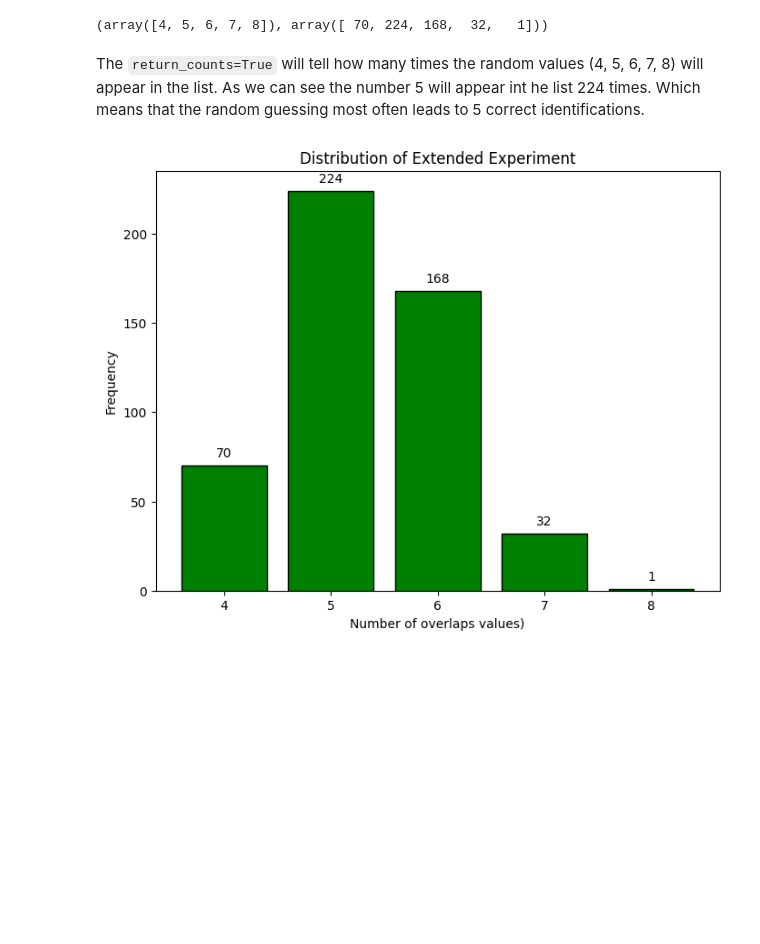
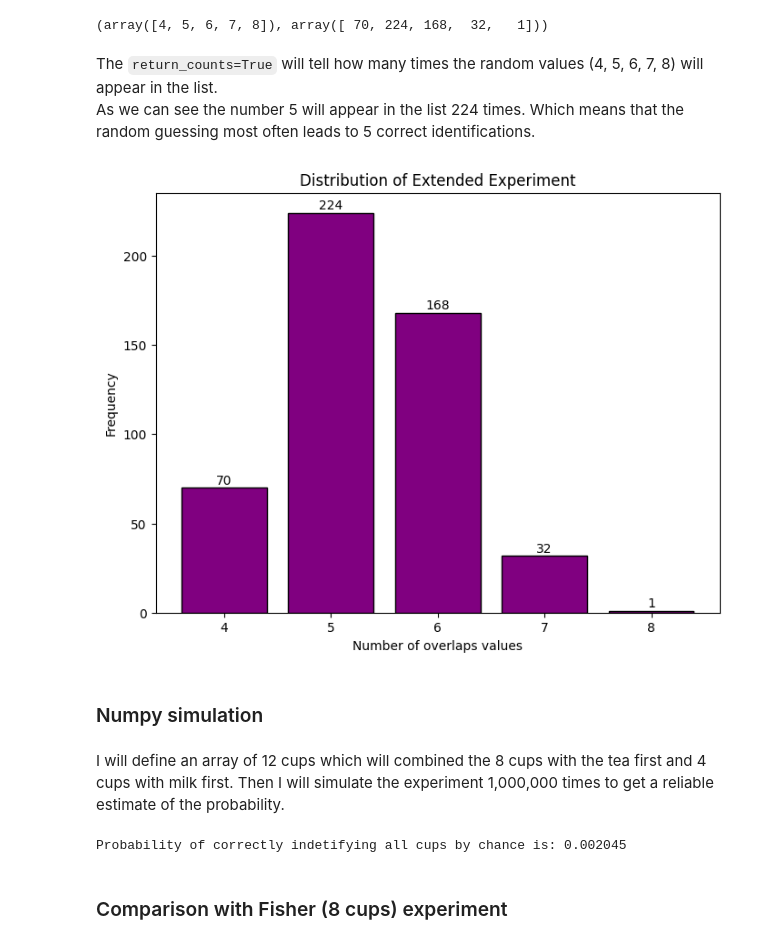
Before and after one commit to UWASIKLK/applied-statistics, a Jupyter notebook: problems.ipynb, the cells around one changed output. Saved outputs shown, nothing was run; the diff lists cells and outputs as text; code cells hidden in the pictures; blank space fills up the shorter version.

```diff
--- a/problems.ipynb
+++ b/problems.ipynb
@@ -148,20 +153,54 @@ counts
 # %% [output]
 (array([4, 5, 6, 7, 8]), array([ 70, 224, 168,  32,   1]))
 # %% [markdown]
-The `return_counts=True` will tell how many times the random values (4, 5, 6, 7, 8) will appear in the list. As we can see the number 5 will appear int he list 224 times. Which means that
+The `return_counts=True` will tell how many times the random values (4, 5, 6, 7, 8) will appear in the list. <br>As we can see the number 5 will appear in the list 224 times. Which means that
 the random guessing most often leads to 5 correct identifications.
 # %%
-#Plotting the results.
+# Plotting the results.
 
 fig, ax = plt.subplots(figsize= (8,6))
-ax.bar(counts[0], counts[1], color='green', edgecolor='black')
+ax.bar(counts[0], counts[1], color='purple', edgecolor='black')
 for x, y in zip(counts[0], counts[1]):
-    ax.text(x, y + 5, str(y), ha='center')
+    ax.text(x, y + 2, str(y), ha='center')
 
 ax.set_title("Distribution of Extended Experiment")
-ax.set_xlabel("Number of overlaps values)")
+ax.set_xlabel("Number of overlaps values")
 ax.set_ylabel("Frequency")
 
 plt.show()
 # %% [output]
-[figure, old version]
+[figure, new version]
+# %% [markdown]
+### Numpy simulation
+# %% [markdown]
+I will define an array of 12 cups which will combined the 8 cups with the tea first and 4 cups with milk first. Then I will simulate the experiment 1,000,000 times to get a reliable estimate of the probability.
+# %%
+# Set the random seed to make sure the results stay same each time the code is run
+np.random.seed(100)
+
+# Number of simulations
+num_simulations = 1000000
+
+# Define an array
+array_cups = np.array(['tea']* no_tea_first + ['milk']* no_milk_first)
+
+# This will count how many times the participant guesses all 12 cups correctly
+correct_guesses = 0
+
+''' For each simulation
+actual: randomly shuffles the 12 cups to simulate the real arrangement
+guess: also shuffles of the same 12 cups '''
+for _in in range(num_simulations):
+    actual = np.random.permutation(array_cups)
+    guess= np.random.permutation(array_cups)
+    #check if the guess matches the actual arangement, if so it's coutned as success.
+    if np.array_equal(actual, guess):
+        correct_guesses += 1
+
+# Calculate the probability
+probability = correct_guesses /num_simulations
+print (f'Probability of correctly indetifying all cups by chance is: {probability}')
+# %% [output]
+Probability of correctly indetifying all cups by chance is: 0.002045
+# %% [markdown]
+### Comparison with Fisher (8 cups) experiment
```
Also changed, not shown: parts of 25 cells of this notebook.
